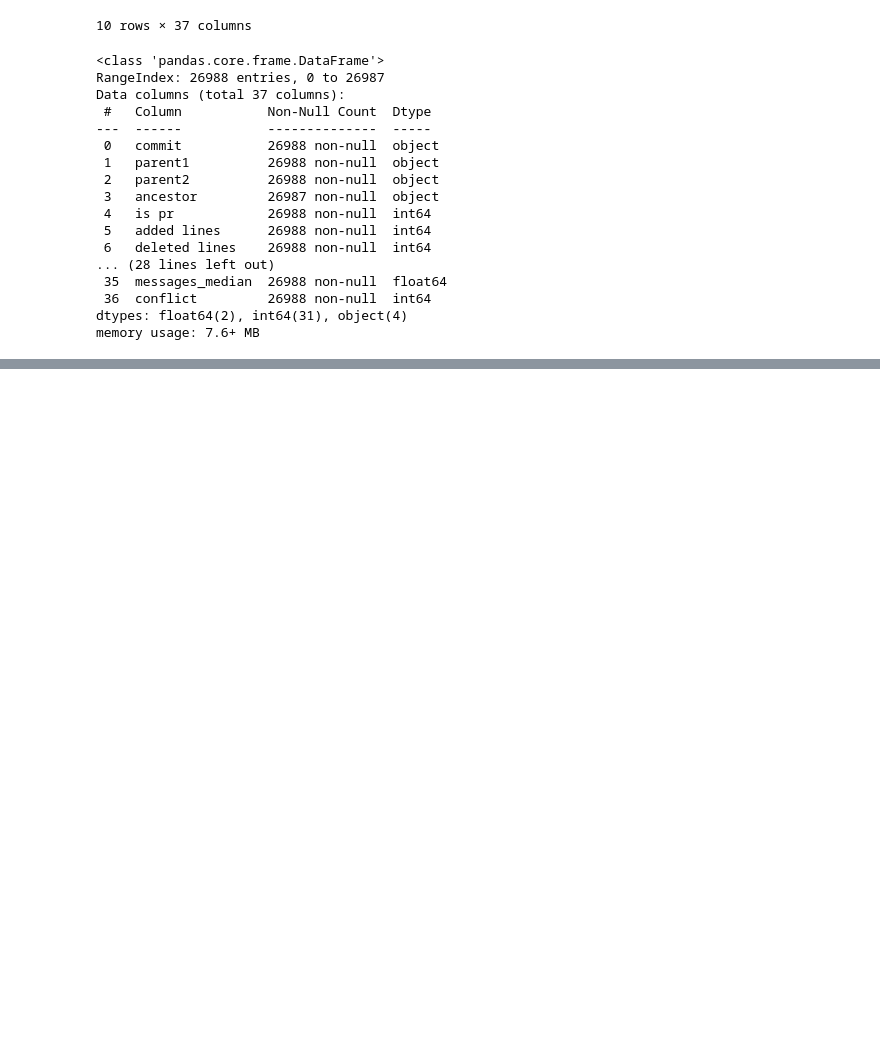
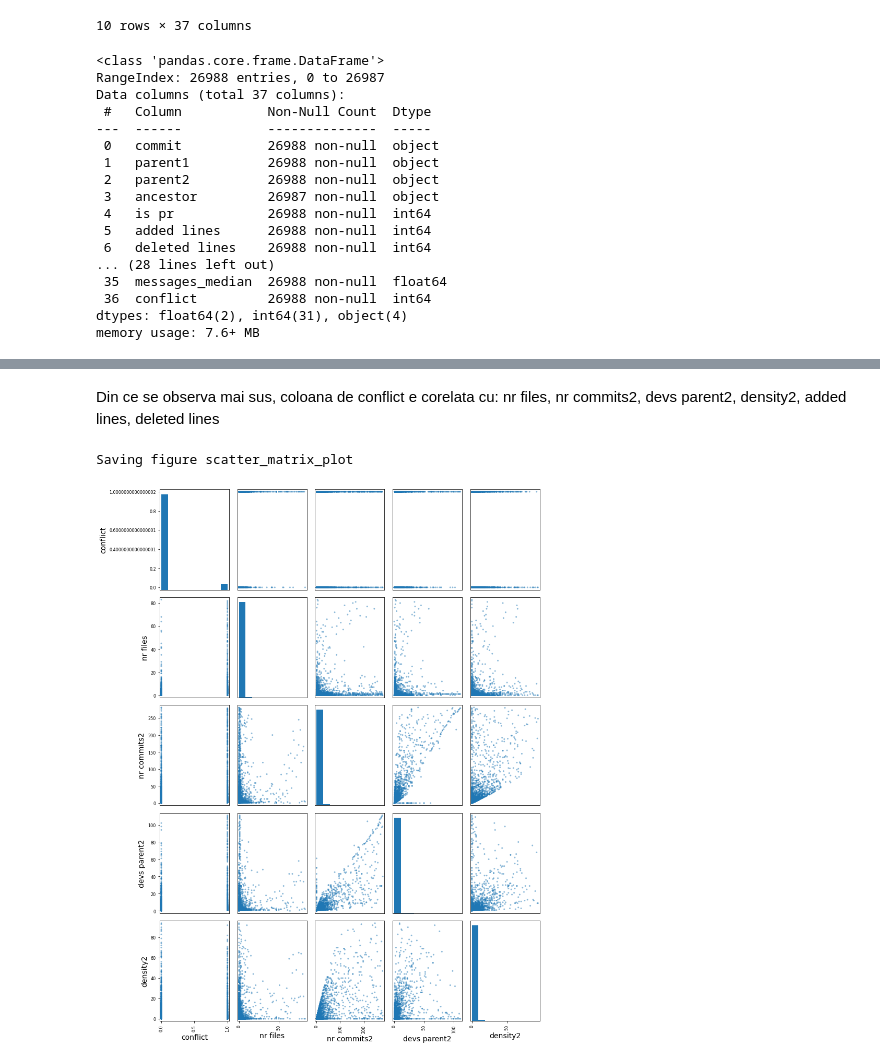
Before and after one commit to birlutiuclaudiu/PredictMergingConflicts, a Jupyter notebook: BirlutiuClaudiu.ipynb, the cells around one changed output, grey strips where cells are left out. Saved outputs shown, nothing was run; the diff lists cells and outputs as text; code cells hidden in the pictures; blank space fills up the shorter version.

```diff
--- a/BirlutiuClaudiu.ipynb
+++ b/BirlutiuClaudiu.ipynb
@@ -187,0 +228,12 @@ Len of train set 5398
+# %%
+#from sklearn.model_selection import train_test_split
+#X_train_set, X_test_set, y_train_set, y_train_test = train_test_split(merge_conflicts,merge_conflicts['conflict'], test_size=0.2, random_state=42)
+
+#se va face un split de tip Satisfied pentru ca setul de date e destul de mic
+from sklearn.model_selection import StratifiedShuffleSplit
+
+#80 % va fi setul de date de training, iar 20% va fi cel de test
+split = StratifiedShuffleSplit(n_splits=1, test_size=0.2, random_state=42)
+for train_idx, test_idx in split.split(data_filtred, data_filtred["conflict"]):
+    train_data_set = data_filtred.loc[train_idx]
+    test_data_set = data_filtred.loc[test_idx]
@@ -187,0 +264,3 @@ Len of train set 5398
+# %%
+#pentru a evita modificari ce se pot aduce din greseala pe datele split de training se creeaza o copie
+data_discover = train_data_set.copy()
@@ -187,0 +313,13 @@ Len of train set 5398
+# %% [markdown]
+Din ce se observa mai sus, coloana de conflict e corelata cu: nr files, nr commits2, devs parent2, density2, added lines, deleted lines
+# %%
+# se vor genera grafice de dependenta intre mai multe caractereistici prezente pentru a vedea care dintre valori sunt
+#depind mult una de alta
+from pandas.plotting import scatter_matrix
+
+attributes = ["conflict","nr files","nr commits2", "devs parent2", "density2"]
+scatter_matrix(data_discover[attributes], figsize=(12, 15))
+save_fig("scatter_matrix_plot")
+# %% [output]
+Saving figure scatter_matrix_plot
+[figure, added]
```
Also changed, not shown: parts of 62 cells of this notebook, 3 other files.
